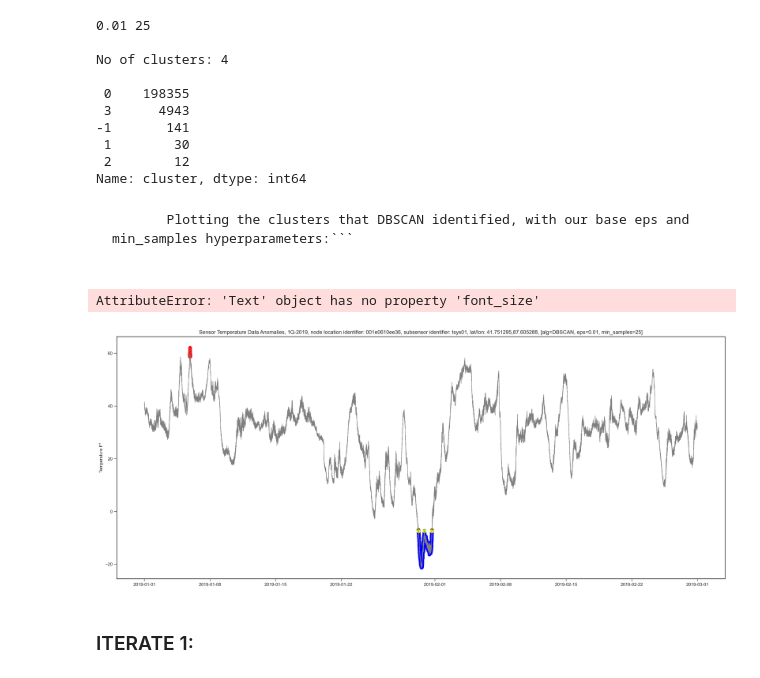
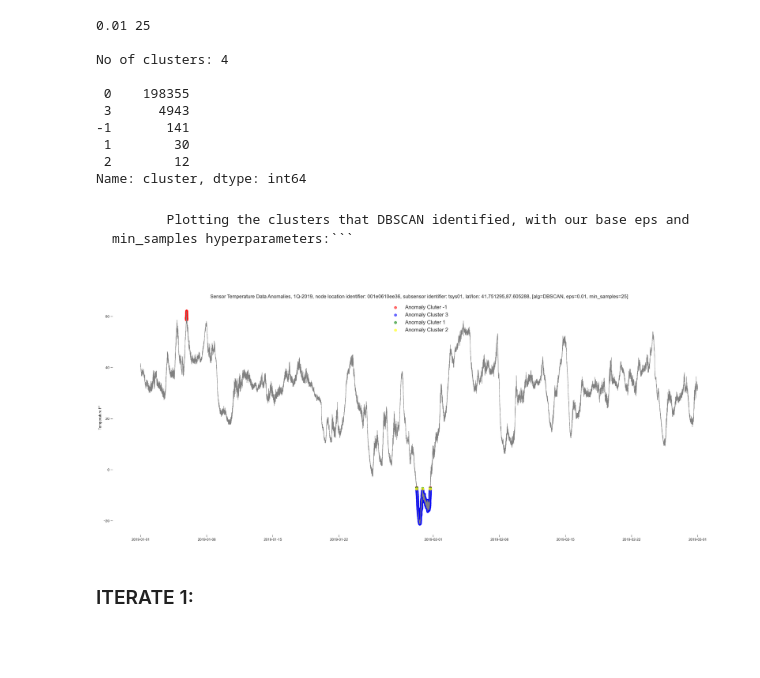
Before and after one commit to tombresee/SensorAnalysis, a Jupyter notebook: ENTER/code/201_DBSCAN_start.ipynb, the cells around one changed output. Cells and saved outputs as stored; diff of their text form; code cells hidden in the pictures; blank space fills up the shorter version.

````diff
--- a/ENTER/code/201_DBSCAN_start.ipynb
+++ b/ENTER/code/201_DBSCAN_start.ipynb
@@ -620,42 +620,41 @@ No of clusters: 4
  1        30
  2        12
 Name: cluster, dtype: int64
-# %% [markdown]
-```-- ITERATION 1 --
-       Plotting the clusters that DBSCAN identified, with our base eps and min_samples hyperparameters:```
+# %% [markdown]
+```-- ITERATION 1 --
+       Plotting the clusters that DBSCAN identified, with our base eps and min_samples hyperparameters:```
 # %%
 plt.style.use('seaborn-ticks')
 plt.figure(figsize=(25, 10))
 plt.plot(tsys.index, tsys.value_hrf, 'grey', markersize=1, linewidth=.9)
 
 a = tsys.loc[tsys['cluster'] == -1].index
 b= tsys[(tsys['cluster'] == -1)]['value_hrf']
 plt.scatter(a, b, color='red', label = 'Anomaly Cluter -1', s=50, alpha=0.6)
 
 c = tsys.loc[tsys['cluster'] == 3].index
 d= tsys[(tsys['cluster'] == 3)]['value_hrf']
 plt.scatter(c, d, color='blue', label = 'Anomaly Cluster 3', s=50, alpha=0.6)
 
 e = tsys.loc[tsys['cluster'] == 1].index
 f= tsys[(tsys['cluster'] == 1)]['value_hrf']
 plt.scatter(e, f, color='green', label = 'Anomaly Cluter 1', s=50, alpha=0.6)
 
 g = tsys.loc[tsys['cluster'] == 2].index
 h= tsys[(tsys['cluster'] == 2)]['value_hrf']
 plt.scatter(g, h, color='yellow', label = 'Anomaly Cluster 2', s=50, alpha=0.6)
 plt.ylabel('Temperature F°')
 # plt.title(r'Temperature Data Anomalies - Chicago Sensor (alg: DBSCAN, time window: 2 months, sensor node identifier: 001e0610ee36, subsensor: tsys01)')
 plt.title('Sensor Temperature Data Anomalies, 1Q-2019, node location identifier: 001e0610ee36, subsensor identifier: tsys01, lat/lon: 41.751295,87.605288, [alg=DBSCAN, eps={0}, min_samples={1}]'.format(myeps, myminsamples),
-         font_size=10)
+         fontsize=14)
 # plt.legend()
 plt.legend(loc='upper center', fontsize=15)
 plt.tight_layout()
 plt.box(False)
-plt.show();
-# plt.savefig('dbrun_1.png', dpi=800);
+# plt.show();
+# these results have been saved, cplt.savefig('dbr_1.png', dpi=800);
 # %% [output]
-AttributeError: 'Text' object has no property 'font_size'
-[figure, old version]
+[figure, new version]
 # %%
 # adding shade !!!!!!!!!!!!
 
````
Also changed, not shown: parts of 87 cells of this notebook.
